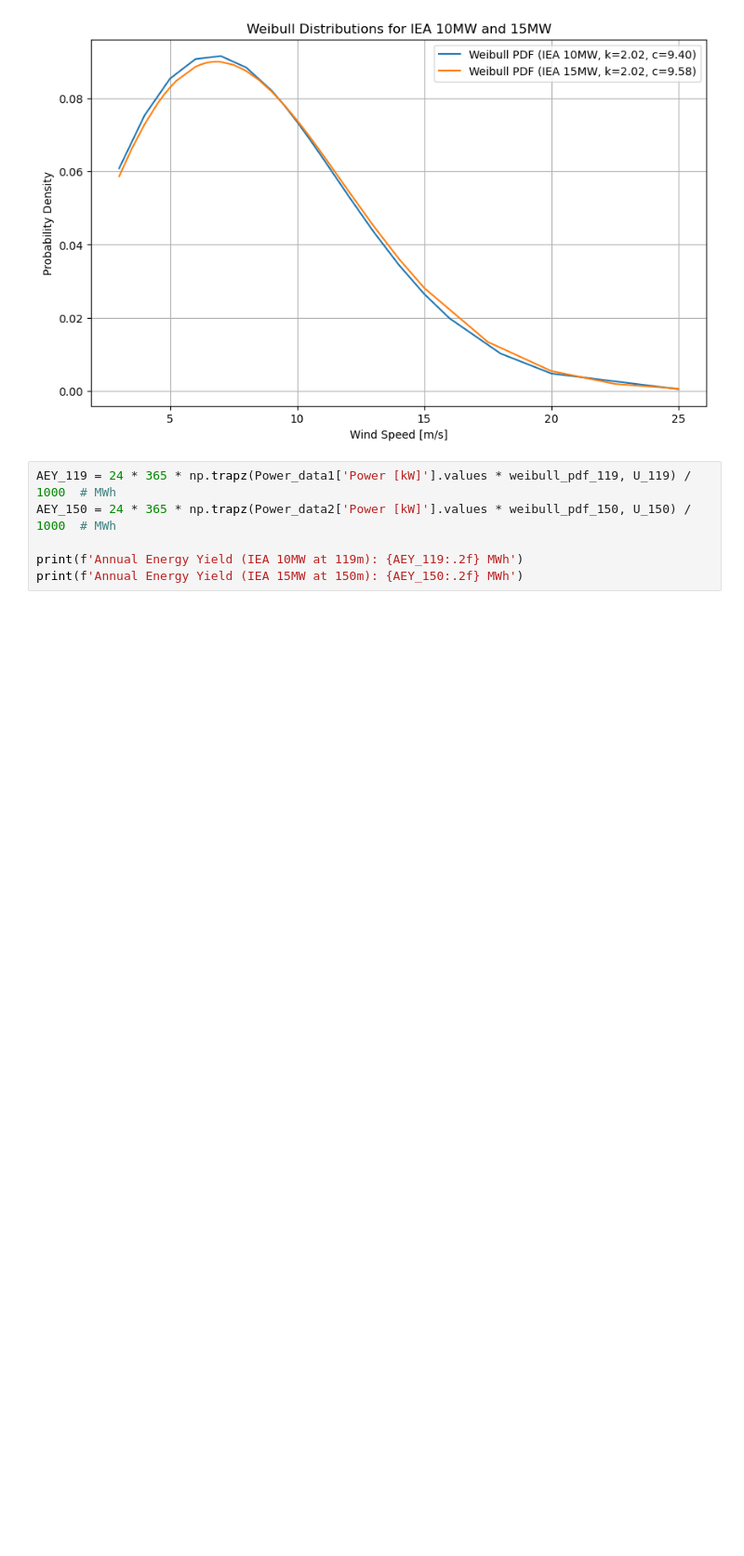
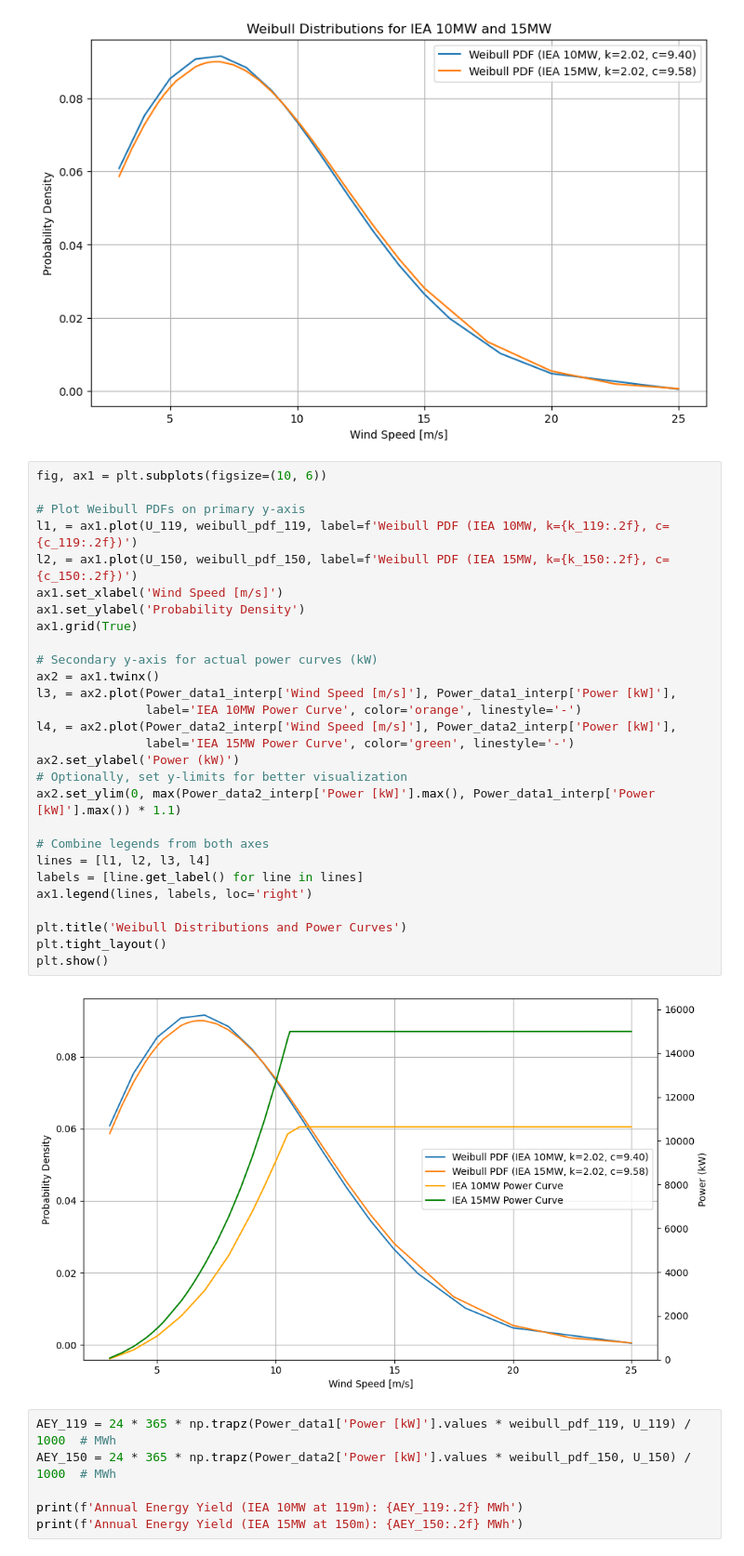
Before and after one commit to Aqdas-M/Offshore-Renewable-Technologies, a Jupyter notebook: Assignment 1/Assignment 1 Code.ipynb, the cells around one changed output. Shown at 93% size. Drawn from its saved outputs; the diff is of its cells as text; blank space fills up the shorter version.

Commit message:
Question 2 graph

```diff
--- a/Assignment 1/Assignment 1 Code.ipynb
+++ b/Assignment 1/Assignment 1 Code.ipynb
@@ -308,6 +308,36 @@ plt.grid(True)
 plt.show()
 # %% [output]
 [figure]
+# %%
+fig, ax1 = plt.subplots(figsize=(10, 6))
+
+# Plot Weibull PDFs on primary y-axis
+l1, = ax1.plot(U_119, weibull_pdf_119, label=f'Weibull PDF (IEA 10MW, k={k_119:.2f}, c={c_119:.2f})')
+l2, = ax1.plot(U_150, weibull_pdf_150, label=f'Weibull PDF (IEA 15MW, k={k_150:.2f}, c={c_150:.2f})')
+ax1.set_xlabel('Wind Speed [m/s]')
+ax1.set_ylabel('Probability Density')
+ax1.grid(True)
+
+# Secondary y-axis for actual power curves (kW)
+ax2 = ax1.twinx()
+l3, = ax2.plot(Power_data1_interp['Wind Speed [m/s]'], Power_data1_interp['Power [kW]'],
+               label='IEA 10MW Power Curve', color='orange', linestyle='-')
+l4, = ax2.plot(Power_data2_interp['Wind Speed [m/s]'], Power_data2_interp['Power [kW]'],
+               label='IEA 15MW Power Curve', color='green', linestyle='-')
+ax2.set_ylabel('Power (kW)')
+# Optionally, set y-limits for better visualization
+ax2.set_ylim(0, max(Power_data2_interp['Power [kW]'].max(), Power_data1_interp['Power [kW]'].max()) * 1.1)
+
+# Combine legends from both axes
+lines = [l1, l2, l3, l4]
+labels = [line.get_label() for line in lines]
+ax1.legend(lines, labels, loc='right')
+
+plt.title('Weibull Distributions and Power Curves')
+plt.tight_layout()
+plt.show()
+# %% [output]
+[figure, added]
 # %%
 AEY_119 = 24 * 365 * np.trapz(Power_data1['Power [kW]'].values * weibull_pdf_119, U_119) / 1000  # MWh
 AEY_150 = 24 * 365 * np.trapz(Power_data2['Power [kW]'].values * weibull_pdf_150, U_150) / 1000  # MWh
```
